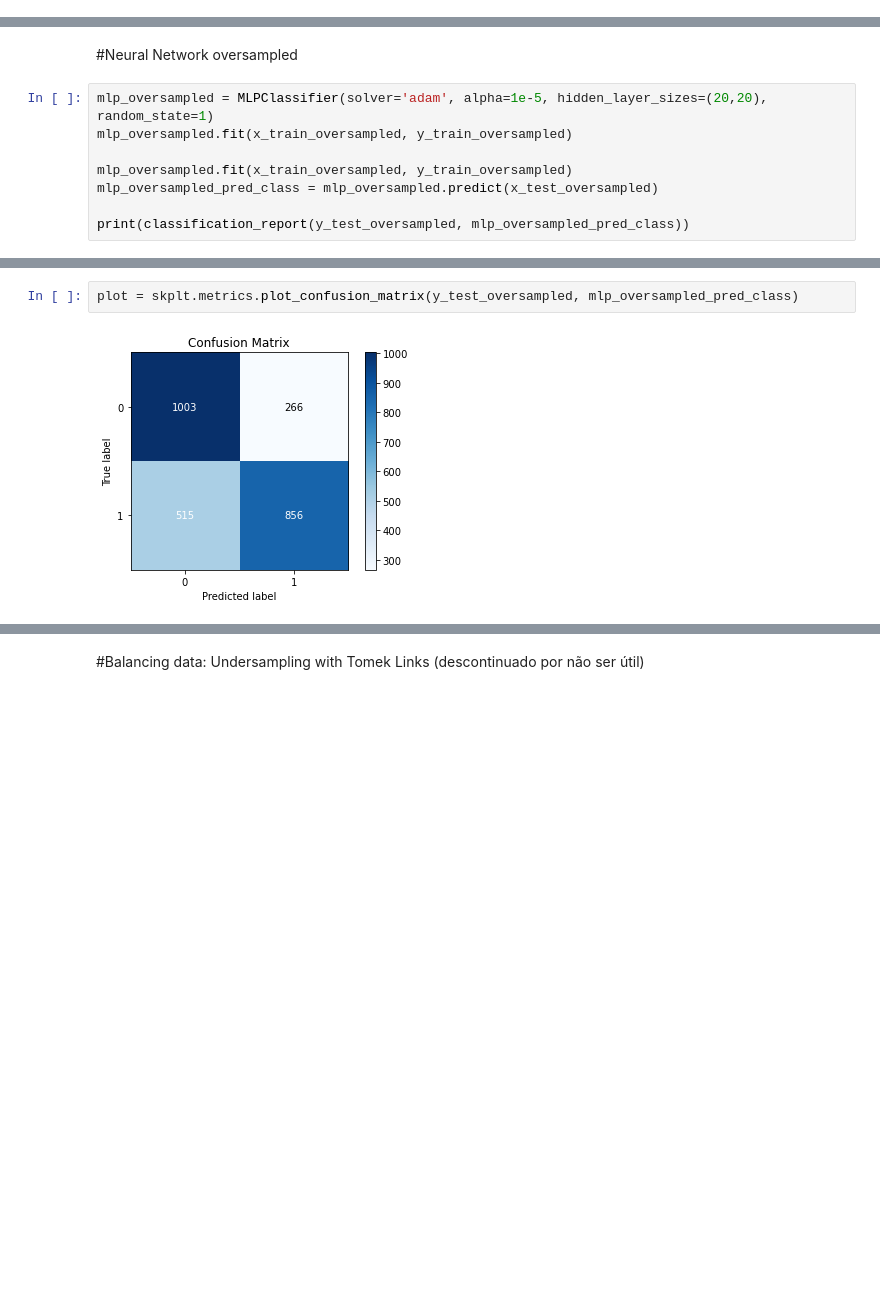
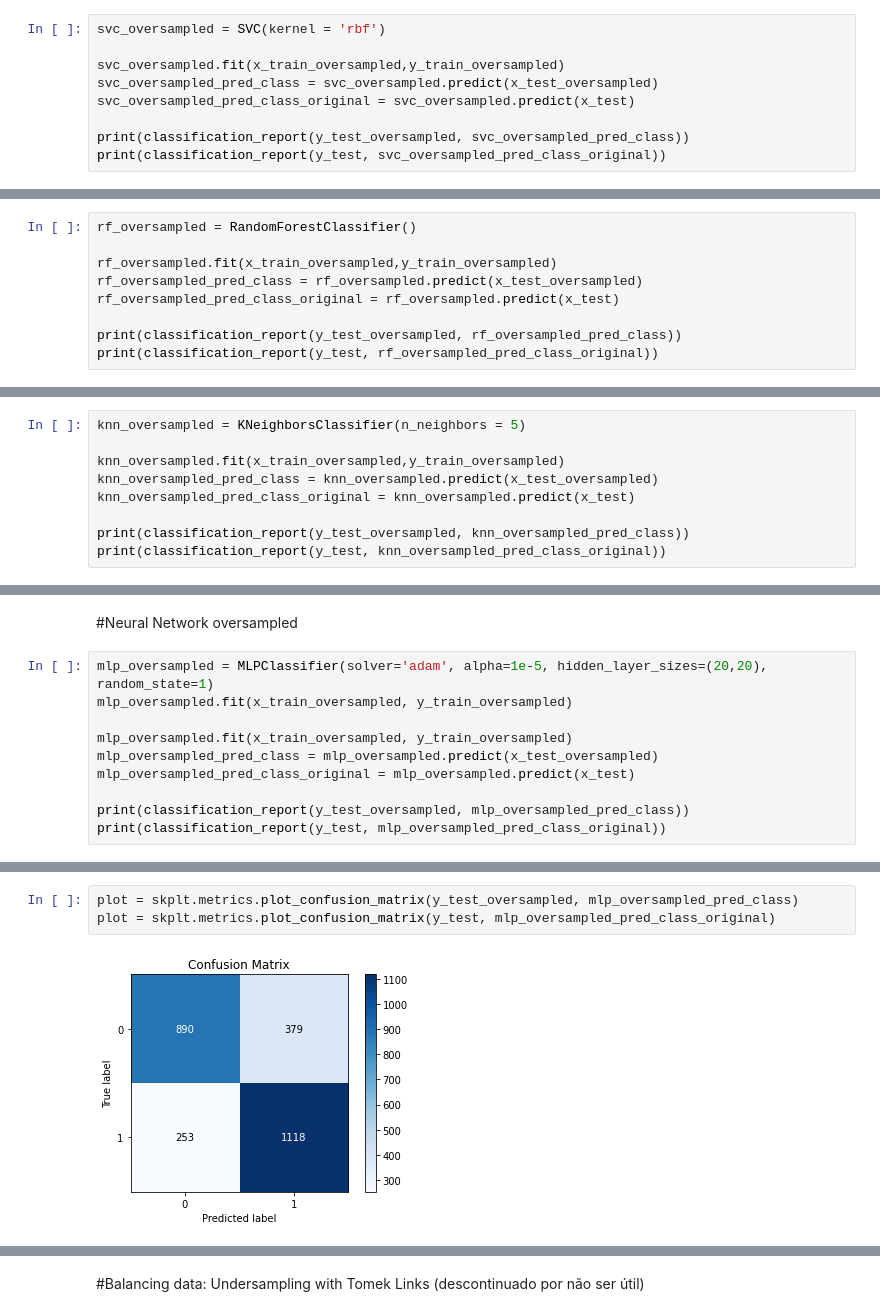
Before and after one commit to Gabriel-Lyra/bankruptcy_prediction, a Jupyter notebook: Projeto_aprendizagem_de_maquina.ipynb, the cells around one changed output, grey strips where cells are left out. Drawn from its saved outputs; the diff is of its cells as text; blank space fills up the shorter version.

```diff
--- a/Projeto_aprendizagem_de_maquina.ipynb
+++ b/Projeto_aprendizagem_de_maquina.ipynb
@@ -592,0 +653,9 @@ plot = skplt.metrics.plot_confusion_matrix(y_test, lr_oversampled_pred_class_ori
+# %%
+svc_oversampled = SVC(kernel = 'rbf')
+
+svc_oversampled.fit(x_train_oversampled,y_train_oversampled)
+svc_oversampled_pred_class = svc_oversampled.predict(x_test_oversampled)
+svc_oversampled_pred_class_original = svc_oversampled.predict(x_test)
+
+print(classification_report(y_test_oversampled, svc_oversampled_pred_class))
+print(classification_report(y_test, svc_oversampled_pred_class_original))
@@ -592,0 +715,9 @@ plot = skplt.metrics.plot_confusion_matrix(y_test, lr_oversampled_pred_class_ori
+# %%
+rf_oversampled = RandomForestClassifier()
+
+rf_oversampled.fit(x_train_oversampled,y_train_oversampled)
+rf_oversampled_pred_class = rf_oversampled.predict(x_test_oversampled)
+rf_oversampled_pred_class_original = rf_oversampled.predict(x_test)
+
+print(classification_report(y_test_oversampled, rf_oversampled_pred_class))
+print(classification_report(y_test, rf_oversampled_pred_class_original))
@@ -592,0 +777,9 @@ plot = skplt.metrics.plot_confusion_matrix(y_test, lr_oversampled_pred_class_ori
+# %%
+knn_oversampled = KNeighborsClassifier(n_neighbors = 5)
+
+knn_oversampled.fit(x_train_oversampled,y_train_oversampled)
+knn_oversampled_pred_class = knn_oversampled.predict(x_test_oversampled)
+knn_oversampled_pred_class_original = knn_oversampled.predict(x_test)
+
+print(classification_report(y_test_oversampled, knn_oversampled_pred_class))
+print(classification_report(y_test, knn_oversampled_pred_class_original))
@@ -598,8 +842,10 @@ mlp_oversampled.fit(x_train_oversampled, y_train_oversampled)
 
 mlp_oversampled.fit(x_train_oversampled, y_train_oversampled)
 mlp_oversampled_pred_class = mlp_oversampled.predict(x_test_oversampled)
+mlp_oversampled_pred_class_original = mlp_oversampled.predict(x_test)
 
 print(classification_report(y_test_oversampled, mlp_oversampled_pred_class))
+print(classification_report(y_test, mlp_oversampled_pred_class_original))
 # %% [output]
               precision    recall  f1-score   support
 
@@ -625,4 +894,5 @@ Text(0, 0.5, 'True Positive Rate')
 # %%
 plot = skplt.metrics.plot_confusion_matrix(y_test_oversampled, mlp_oversampled_pred_class)
+plot = skplt.metrics.plot_confusion_matrix(y_test, mlp_oversampled_pred_class_original)
 # %% [output]
-[figure, old version]
+[figure, new version]
```
Also changed, not shown: parts of 37 cells of this notebook.
